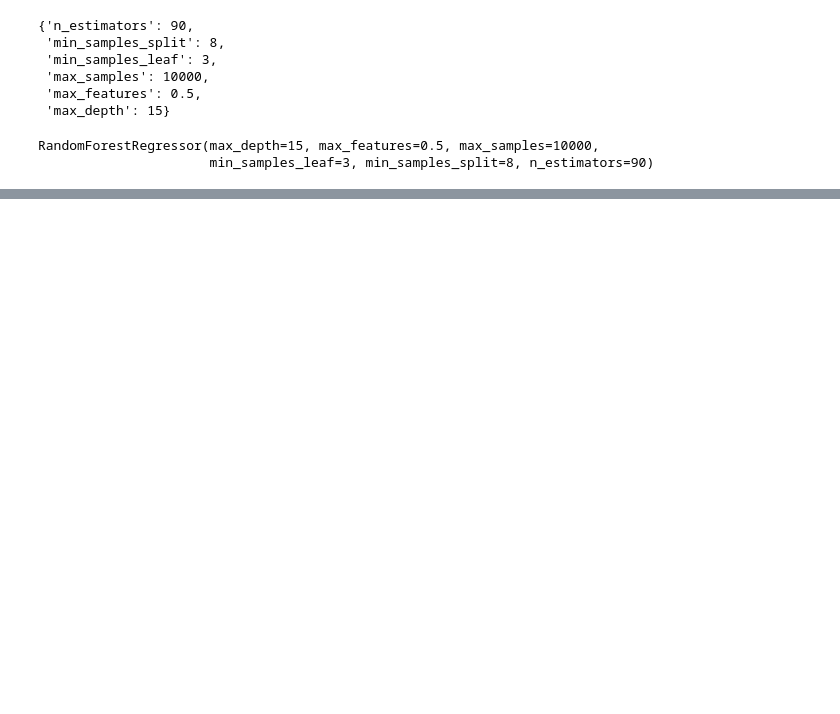
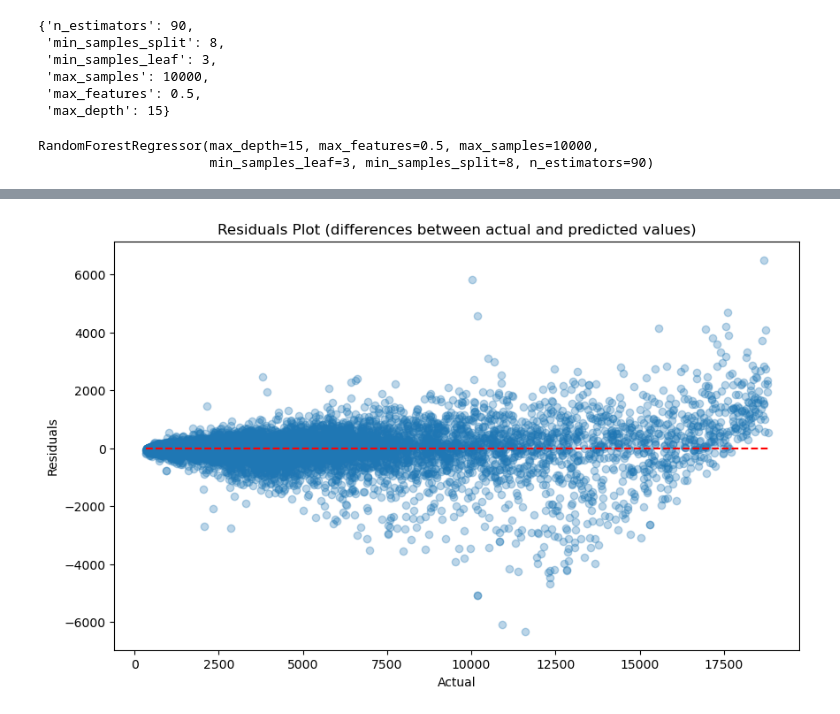
Before and after one commit to satuisok/diamonds, a Jupyter notebook: Regression Model_Diamond Price Prediction.ipynb, the cells around one changed output, grey strips where cells are left out. Saved outputs shown, nothing was run; the diff lists cells and outputs as text; code cells hidden in the pictures; blank space fills up the shorter version.

```diff
--- a/Regression Model_Diamond Price Prediction.ipynb
+++ b/Regression Model_Diamond Price Prediction.ipynb
@@ -243,0 +279,11 @@ mean_absolute_error(y_test, y_preds_ideal)
+# %%
+residuals = y_test - y_preds
+plt.figure(figsize=(10,6))
+plt.scatter(y_test, residuals, alpha=0.3)
+plt.hlines(y=0, xmin=y.min(), xmax=y.max(), colors='red', linestyles='--')
+plt.xlabel('Actual')
+plt.ylabel('Residuals')
+plt.title('Residuals Plot (differences between actual and predicted values)')
+plt.show()
+# %% [output]
+[figure, added]
```
Also changed, not shown: parts of 10 cells of this notebook.
